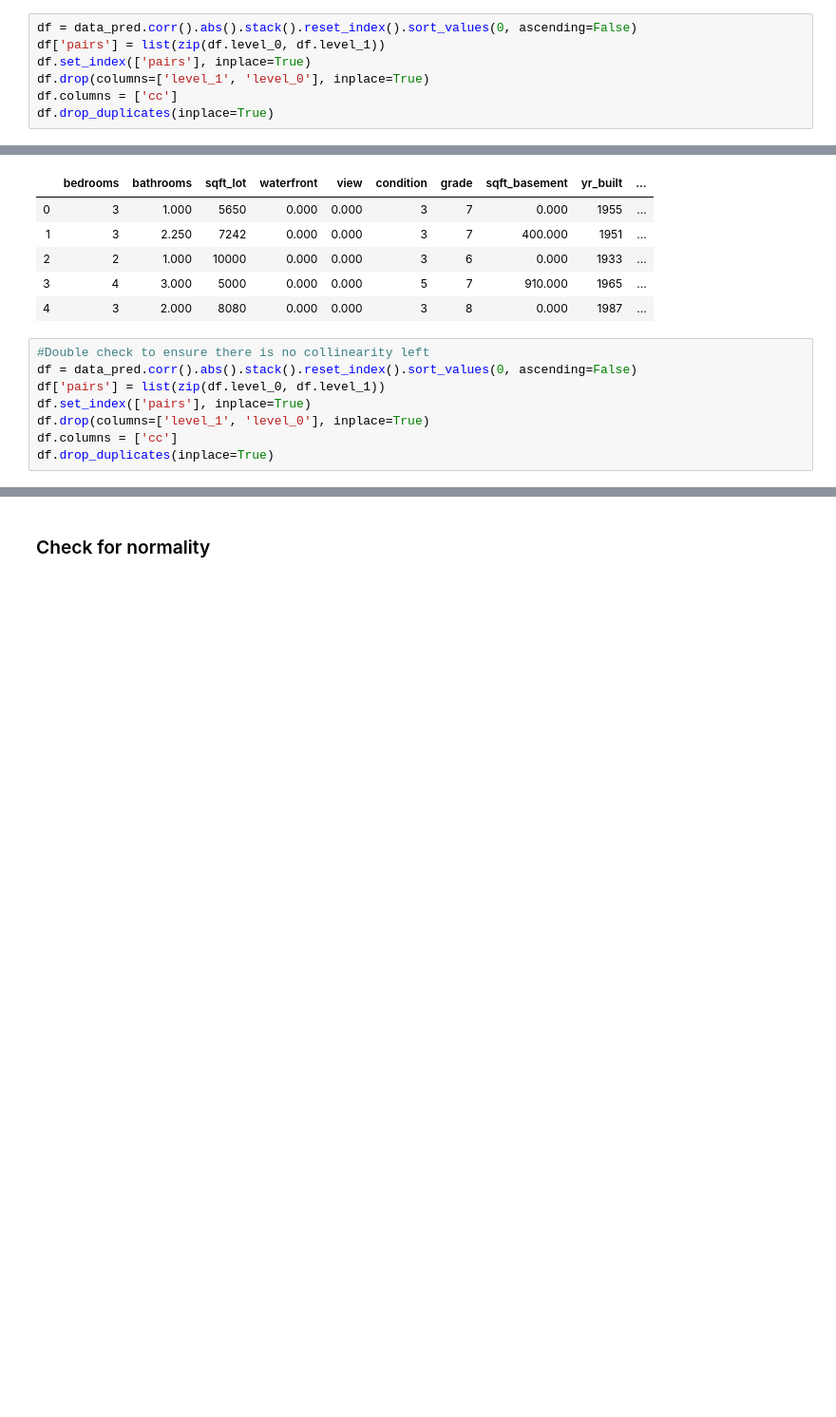
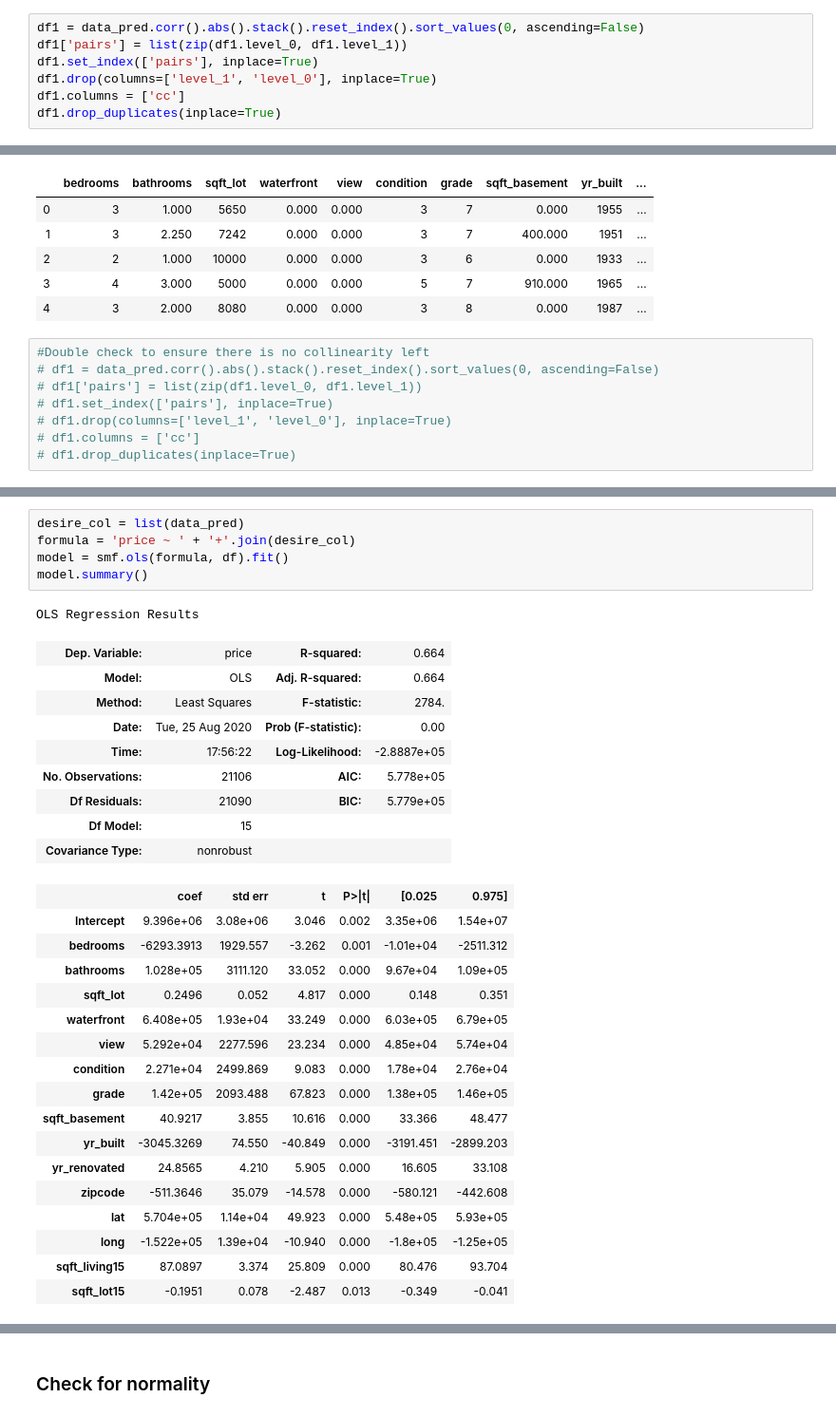
Before and after one commit to lauren-esser/King-County-Homes-Price-Factors, a Jupyter notebook: student.ipynb, the cells around one changed output, grey strips where cells are left out. Shown: that part at 95% size. Cells and saved outputs as stored; diff of their text form; blank space fills up the shorter version.

```diff
--- a/student.ipynb
+++ b/student.ipynb
@@ -577,8 +586,8 @@ abs(data_pred.corr()) > 0.75
 # %%
-df = data_pred.corr().abs().stack().reset_index().sort_values(0, ascending=False)
-df['pairs'] = list(zip(df.level_0, df.level_1))
-df.set_index(['pairs'], inplace=True)
-df.drop(columns=['level_1', 'level_0'], inplace=True)
-df.columns = ['cc']
-df.drop_duplicates(inplace=True)
+df1 = data_pred.corr().abs().stack().reset_index().sort_values(0, ascending=False)
+df1['pairs'] = list(zip(df1.level_0, df1.level_1))
+df1.set_index(['pairs'], inplace=True)
+df1.drop(columns=['level_1', 'level_0'], inplace=True)
+df1.columns = ['cc']
+df1.drop_duplicates(inplace=True)
 # %%
@@ -618,10 +645,10 @@ data_pred.head()
 | 4 | 3 | 2.000 | 8080 | 0.000 | 0.000 | 3 | 8 | 0.000 | 1987 | ... |
 # %%
 #Double check to ensure there is no collinearity left
-df = data_pred.corr().abs().stack().reset_index().sort_values(0, ascending=False)
-df['pairs'] = list(zip(df.level_0, df.level_1))
-df.set_index(['pairs'], inplace=True)
-df.drop(columns=['level_1', 'level_0'], inplace=True)
-df.columns = ['cc']
-df.drop_duplicates(inplace=True)
+# df1 = data_pred.corr().abs().stack().reset_index().sort_values(0, ascending=False)
+# df1['pairs'] = list(zip(df1.level_0, df1.level_1))
+# df1.set_index(['pairs'], inplace=True)
+# df1.drop(columns=['level_1', 'level_0'], inplace=True)
+# df1.columns = ['cc']
+# df1.drop_duplicates(inplace=True)
 # %%
@@ -631,0 +688,33 @@ df[(df.cc>.75) & (df.cc< 1)]
+# %%
+desire_col = list(data_pred)
+formula = 'price ~ ' + '+'.join(desire_col)
+model = smf.ols(formula, df).fit()
+model.summary()
+# %% [output]
+OLS Regression Results
+| Dep. Variable: | price | R-squared: | 0.664 |
+| Model: | OLS | Adj. R-squared: | 0.664 |
+| Method: | Least Squares | F-statistic: | 2784. |
+| Date: | Tue, 25 Aug 2020 | Prob (F-statistic): | 0.00 |
+| Time: | 17:56:22 | Log-Likelihood: | -2.8887e+05 |
+| No. Observations: | 21106 | AIC: | 5.778e+05 |
+| Df Residuals: | 21090 | BIC: | 5.779e+05 |
+| Df Model: | 15 |  |  |
+| Covariance Type: | nonrobust |  |  |
+|  | coef | std err | t | P>|t| | [0.025 | 0.975] |
+| Intercept | 9.396e+06 | 3.08e+06 | 3.046 | 0.002 | 3.35e+06 | 1.54e+07 |
+| bedrooms | -6293.3913 | 1929.557 | -3.262 | 0.001 | -1.01e+04 | -2511.312 |
+| bathrooms | 1.028e+05 | 3111.120 | 33.052 | 0.000 | 9.67e+04 | 1.09e+05 |
+| sqft_lot | 0.2496 | 0.052 | 4.817 | 0.000 | 0.148 | 0.351 |
+| waterfront | 6.408e+05 | 1.93e+04 | 33.249 | 0.000 | 6.03e+05 | 6.79e+05 |
+| view | 5.292e+04 | 2277.596 | 23.234 | 0.000 | 4.85e+04 | 5.74e+04 |
+| condition | 2.271e+04 | 2499.869 | 9.083 | 0.000 | 1.78e+04 | 2.76e+04 |
+| grade | 1.42e+05 | 2093.488 | 67.823 | 0.000 | 1.38e+05 | 1.46e+05 |
+| sqft_basement | 40.9217 | 3.855 | 10.616 | 0.000 | 33.366 | 48.477 |
+| yr_built | -3045.3269 | 74.550 | -40.849 | 0.000 | -3191.451 | -2899.203 |
+| yr_renovated | 24.8565 | 4.210 | 5.905 | 0.000 | 16.605 | 33.108 |
+| zipcode | -511.3646 | 35.079 | -14.578 | 0.000 | -580.121 | -442.608 |
+| lat | 5.704e+05 | 1.14e+04 | 49.923 | 0.000 | 5.48e+05 | 5.93e+05 |
+| long | -1.522e+05 | 1.39e+04 | -10.940 | 0.000 | -1.8e+05 | -1.25e+05 |
+| sqft_living15 | 87.0897 | 3.374 | 25.809 | 0.000 | 80.476 | 93.704 |
+| sqft_lot15 | -0.1951 | 0.078 | -2.487 | 0.013 | -0.349 | -0.041 |
```
Also changed, not shown: parts of 21 cells of this notebook.
